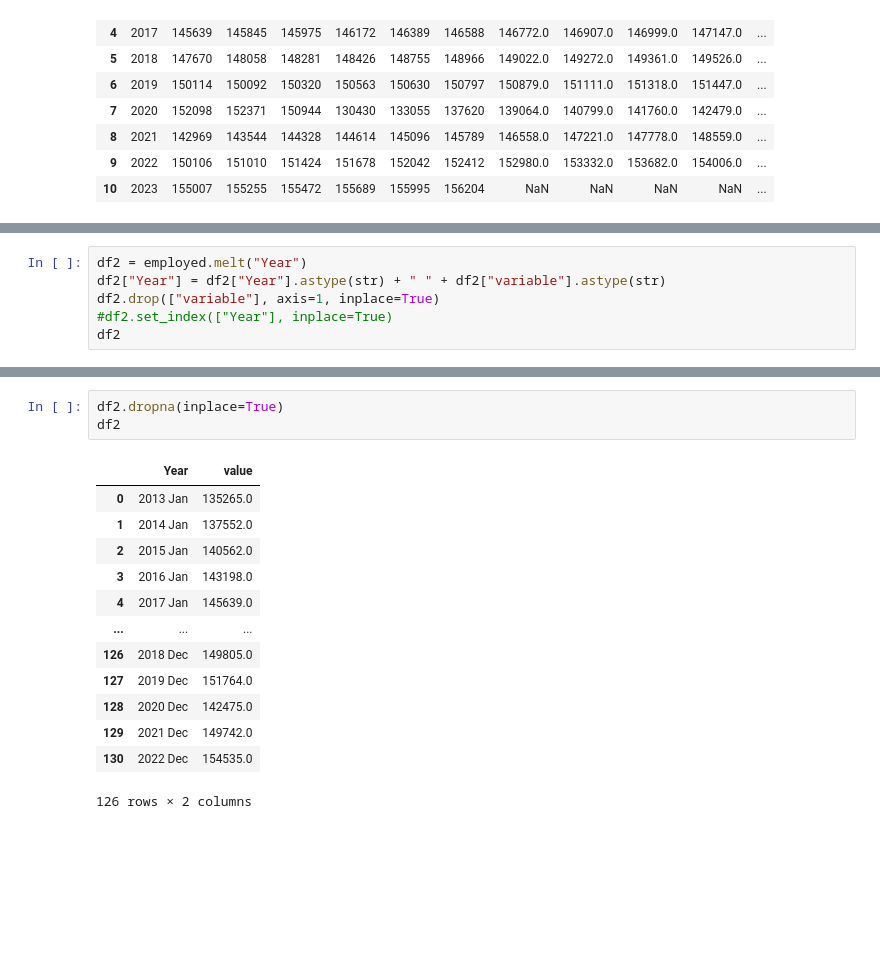
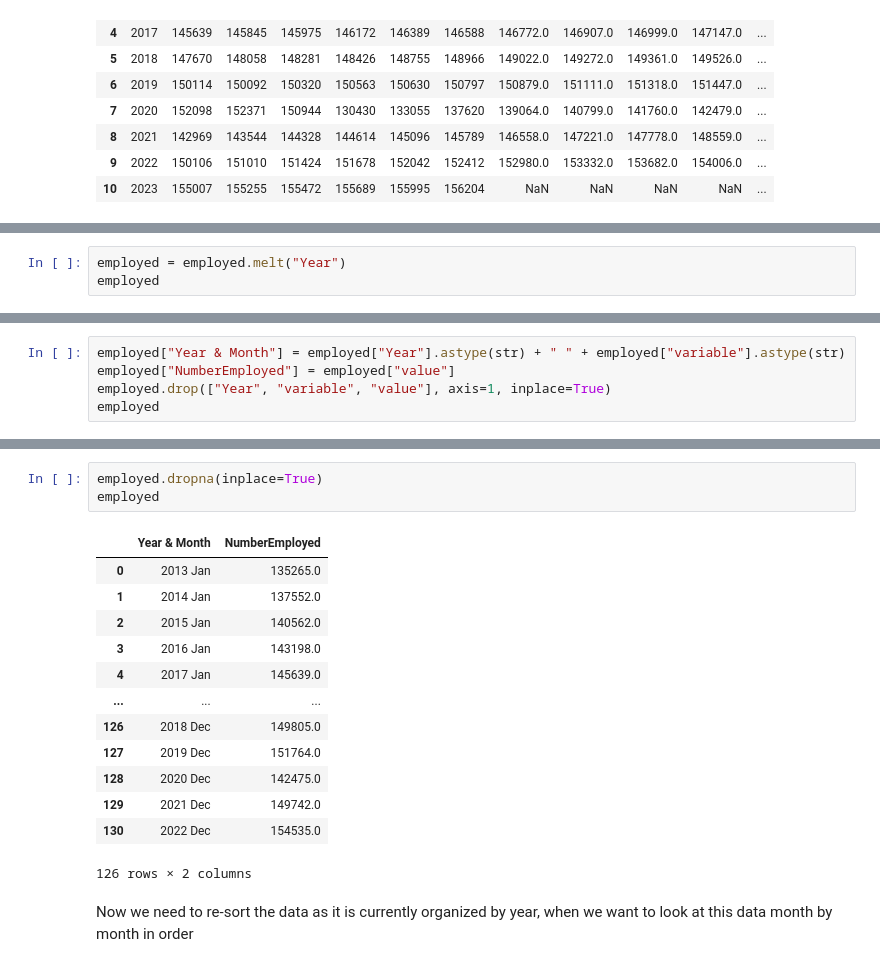
Before and after one commit to Xanitross/Covid_Effects_On_Jobs, a Jupyter notebook: Covid_Effects_On_Jobs.ipynb, the cells around one changed output, grey strips where cells are left out. Saved outputs shown, nothing was run; the diff lists cells and outputs as text; blank space fills up the shorter version.

Commit message:
Further Data Cleaning and Analysis

```diff
--- a/Covid_Effects_On_Jobs.ipynb
+++ b/Covid_Effects_On_Jobs.ipynb
@@ -96,0 +60,3 @@ dtype: float64
+# %%
+employed = employed.melt("Year")
+employed
@@ -97,7 +79,6 @@ dtype: float64
 # %%
-df2 = employed.melt("Year")
-df2["Year"] = df2["Year"].astype(str) + " " + df2["variable"].astype(str)
-df2.drop(["variable"], axis=1, inplace=True)
-#df2.set_index(["Year"], inplace=True)
-df2
+employed["Year & Month"] = employed["Year"].astype(str) + " " + employed["variable"].astype(str)
+employed["NumberEmployed"] = employed["value"]
+employed.drop(["Year", "variable", "value"], axis=1, inplace=True)
+employed
 # %% [output]
@@ -117,8 +100,8 @@ df2
 # %%
-df2.dropna(inplace=True)
-df2
+employed.dropna(inplace=True)
+employed
 # %% [output]
-|  | Year | value |
+|  | Year & Month | NumberEmployed |
 | 0 | 2013 Jan | 135265.0 |
 | 1 | 2014 Jan | 137552.0 |
 | 2 | 2015 Jan | 140562.0 |
@@ -131,4 +114,6 @@ df2
 | 129 | 2021 Dec | 149742.0 |
 | 130 | 2022 Dec | 154535.0 |
 126 rows × 2 columns
+# %% [markdown]
+Now we need to re-sort the data as it is currently organized by year, when we want to look at this data month by month in order
 # %%
```
Also changed, not shown: parts of 31 cells of this notebook.
